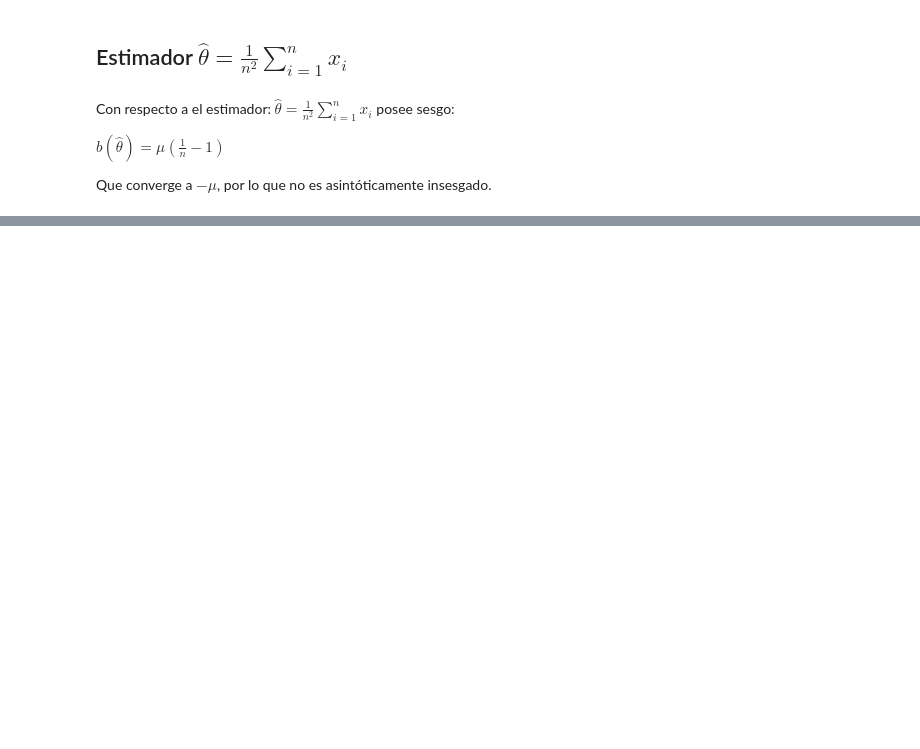
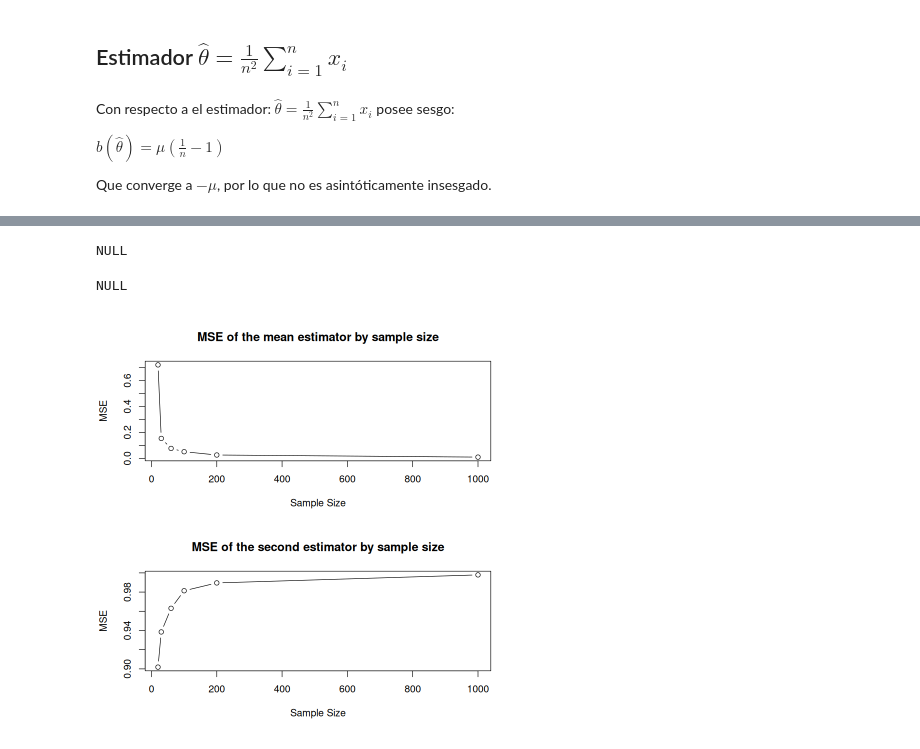
Before and after one commit to BritoAlv/cs, a Jupyter notebook: cp_statistics/cp1Rej1.ipynb, the cells around one changed output, grey strips where cells are left out. Saved outputs shown, nothing was run; the diff lists cells and outputs as text; code cells hidden in the pictures; blank space fills up the shorter version.

```diff
--- a/cp_statistics/cp1Rej1.ipynb
+++ b/cp_statistics/cp1Rej1.ipynb
@@ -125,0 +175,24 @@ La varianza converge a $0$, para ser consistente es necesario también que no te
+# %%
+sample_size <- c(20, 30, 60, 100, 200, 1000)
+par(mfrow = c(2, 1))
+visualize_mse_by_size(
+    sample_size,
+    number_observations,
+    function(x) mean(x),
+    population,
+    proposed_mean,
+    "MSE of the mean estimator by sample size"
+)
+
+visualize_mse_by_size(
+    sample_size,
+    number_observations,
+    function(x) mean(x) / length(x),
+    population,
+    proposed_mean,
+    "MSE of the second estimator by sample size"
+)
+# %% [output]
+NULL
+NULL
+[figure, added]
```
Also changed, not shown: parts of 11 cells of this notebook, 6 other files.
